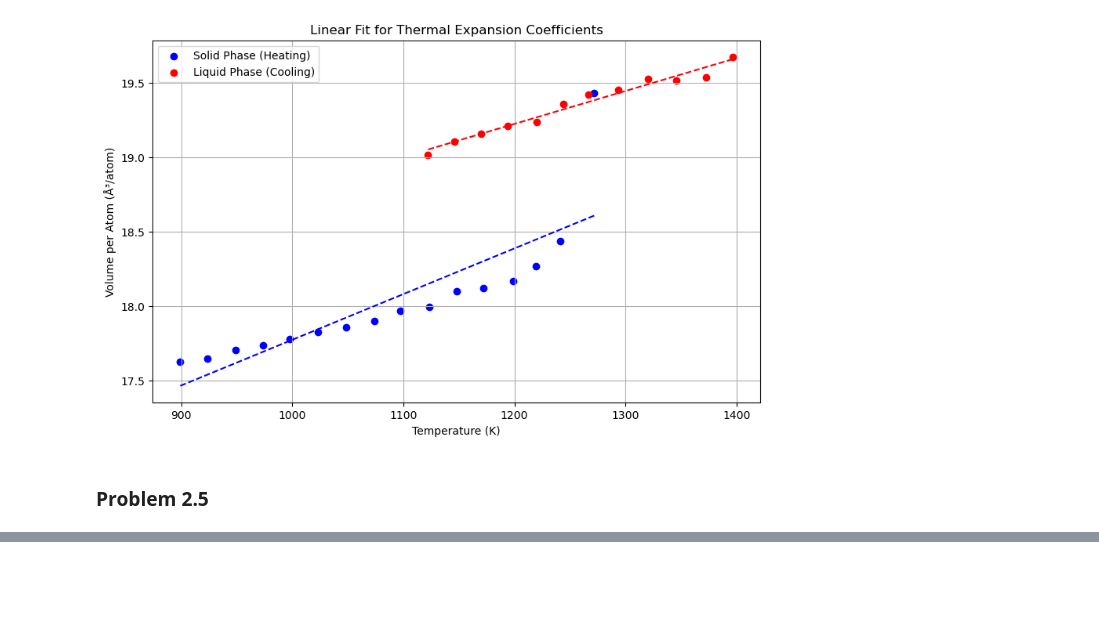
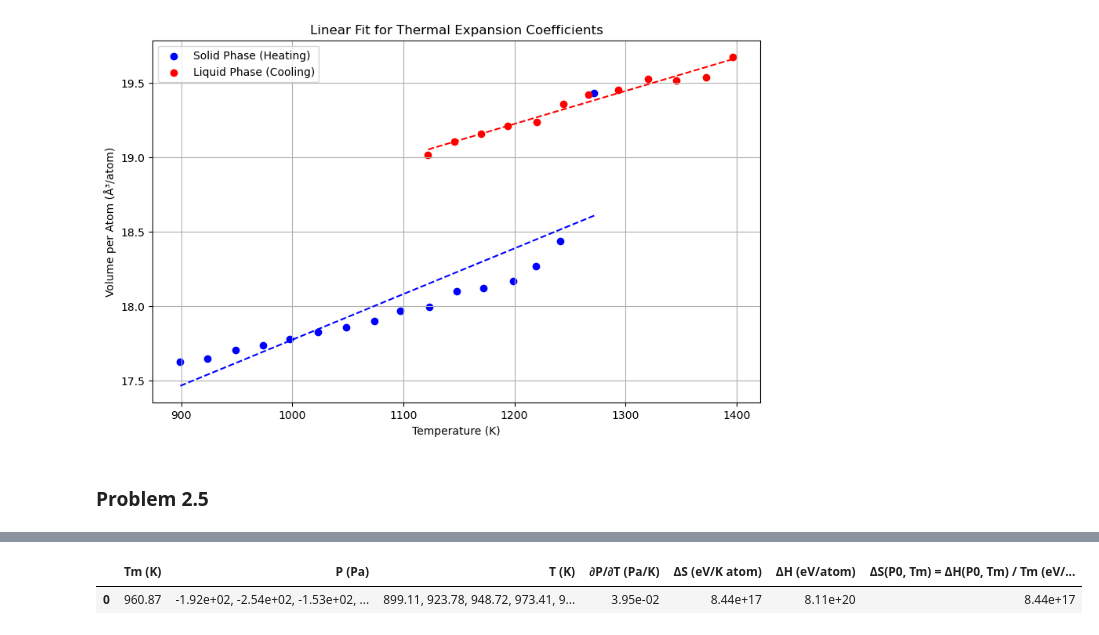
Before and after one commit to jhyang13/UWMadison-MSE760-MolecularModeling, a Jupyter notebook: Lab3-Assignment/problem_2.ipynb, the cells around one changed output, grey strips where cells are left out. Cells and saved outputs as stored; diff of their text form; code cells hidden in the pictures; blank space fills up the shorter version.

```diff
--- a/Lab3-Assignment/problem_2.ipynb
+++ b/Lab3-Assignment/problem_2.ipynb
@@ -232,0 +199,83 @@ print(f"Percent Error: {percent_error:.2f}%")
+# %%
+# Step 1: Load data from files
+# Load data from prall.txt
+prall_data = pd.read_csv(r'C:/Users/jhyang/OneDrive/文档/GitHub_Projects/MSE_760/Lab3-Assignment/Problem_2-1/prall.txt', delim_whitespace=True)
+prall_temperatures = prall_data['Temp']
+prall_pressures = prall_data['Press']
+prall_volumes = prall_data['Vol']
+
+# Load data from rampdown_eqavg_900.txt
+rampdown_data = pd.read_csv(r'C:/Users/jhyang/OneDrive/文档/GitHub_Projects/MSE_760/Lab3-Assignment/Problem_2-1/rampdown_eqavg_900.txt',
+                            delim_whitespace=True, comment='#',
+                            names=['TimeStep', 'Temperature', 'Pressure', 'Volume', 'Etotal'])
+rampdown_temperatures = rampdown_data['Temperature']
+rampdown_pressures = rampdown_data['Pressure']
+rampdown_volumes = rampdown_data['Volume']
+
+# Step 2: Select at least 6 data points for pressure and temperature analysis
+selected_pressures = prall_pressures[:6]  # Select the first 6 pressure values as an example
+selected_temperatures = prall_temperatures[:6]  # Select the first 6 temperature values as an example
+
+# Step 3: Calculate the slope ∂P/∂T using linear regression
+slope, intercept, r_value, p_value, std_err = stats.linregress(selected_temperatures, selected_pressures)
+partial_P_T = slope  # Value of ∂P/∂T
+print(f"Slope ∂P/∂T (Clausius-Clapeyron Equation): {partial_P_T} Pa/K")
+
+# Step 4: Calculate average ΔV
+delta_V = np.mean(prall_volumes[:6]) - np.mean(rampdown_volumes[:6])  # Example calculation for average ΔV
+print(f"Average ΔV: {delta_V} m³")
+
+# Step 5: Calculate entropy change ΔS using Clausius-Clapeyron equation
+delta_S = delta_V * partial_P_T  # Value of ΔS
+print(f"Entropy Change ΔS: {delta_S} J/K")
+
+# Step 6: Calculate enthalpy change ΔH using ΔH = ΔS * Tm
+Tm_avg = np.mean(selected_temperatures)  # Average Tm
+delta_H = delta_S * Tm_avg  # Value of ΔH
+print(f"Enthalpy Change ΔH: {delta_H} J")
+
+# Step 7: Convert ΔS and ΔH to eV/atom (assuming Avogadro's number)
+# Convert J to eV; 1 eV = 1.60218e-19 J
+delta_S_eV = delta_S / 1.60218e-19
+delta_H_eV = delta_H / 1.60218e-19
+print(f"Entropy Change ΔS (eV/K atom): {delta_S_eV}")
+print(f"Enthalpy Change ΔH (eV/atom): {delta_H_eV}")
+
+# Step 8: Create a table and ensure each column has consistent length
+table = {
+    "Tm (K)": [Tm_avg],
+    "P (Pa)": [selected_pressures.tolist()],  # Convert to list format for consistent length
+    "T (K)": [selected_temperatures.tolist()],  # Convert to list format for consistent length
+    "∂P/∂T (Pa/K)": [partial_P_T],
+    "ΔS (eV/K atom)": [delta_S_eV],
+    "ΔH (eV/atom)": [delta_H_eV],
+    "ΔS(P0, Tm) = ΔH(P0, Tm) / Tm (eV/K atom)": [delta_H_eV / Tm_avg]
+}
+
+# Step 9: Output and style the table
+df_table = pd.DataFrame(table)
+
+# Style the table for display
+styled_table = df_table.style.format({
+    "Tm (K)": "{:.2f}",
+    "P (Pa)": lambda x: ", ".join([f"{p:.2e}" for p in x]),
+    "T (K)": lambda x: ", ".join([f"{t:.2f}" for t in x]),
+    "∂P/∂T (Pa/K)": "{:.2e}",
+    "ΔS (eV/K atom)": "{:.2e}",
+    "ΔH (eV/atom)": "{:.2e}",
+    "ΔS(P0, Tm) = ΔH(P0, Tm) / Tm (eV/K atom)": "{:.2e}"
+}).set_caption("Calculation Results Table")
+
+styled_table = styled_table.set_properties(**{
+    'background-color': '#f5f5f5',
+    'color': 'black',
+    'border-color': 'black',
+    'border-width': '1px',
+    'border-style': 'solid',
+    'font-size': '12px',
+    'text-align': 'center'
+})
+
+# Display the styled table
+styled_table
+# %% [output]
@@ -232,0 +289,2 @@ print(f"Percent Error: {percent_error:.2f}%")
+|  | Tm (K) | P (Pa) | T (K) | ∂P/∂T (Pa/K) | ΔS (eV/K atom) | ΔH (eV/atom) | ΔS(P0, Tm) = ΔH(P0, Tm) / Tm (eV/... |
+| 0 | 960.87 | -1.92e+02, -2.54e+02, -1.53e+02, ... | 899.11, 923.78, 948.72, 973.41, 9... | 3.95e-02 | 8.44e+17 | 8.11e+20 | 8.44e+17 |
```
Also changed, not shown: parts of 3 cells of this notebook, 37 other files.
